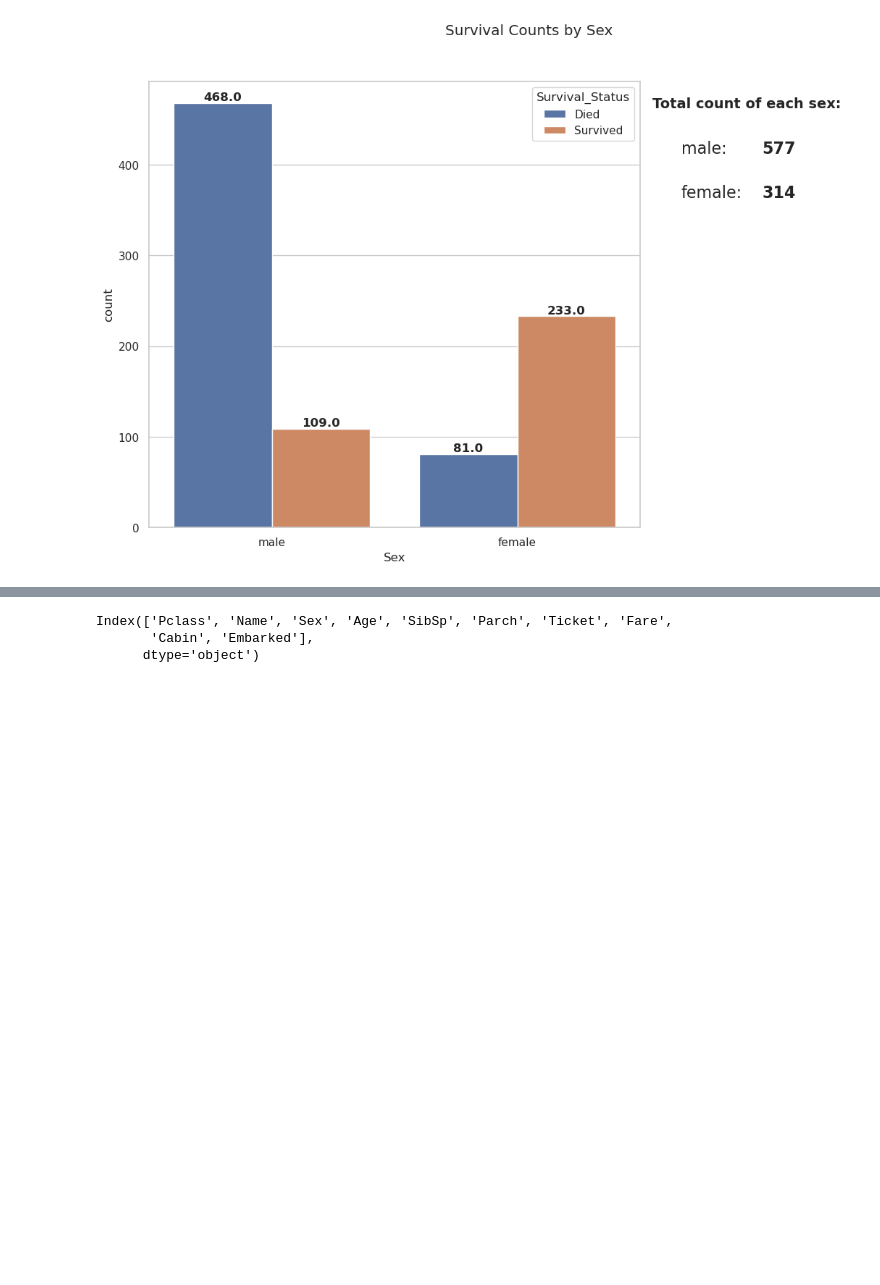
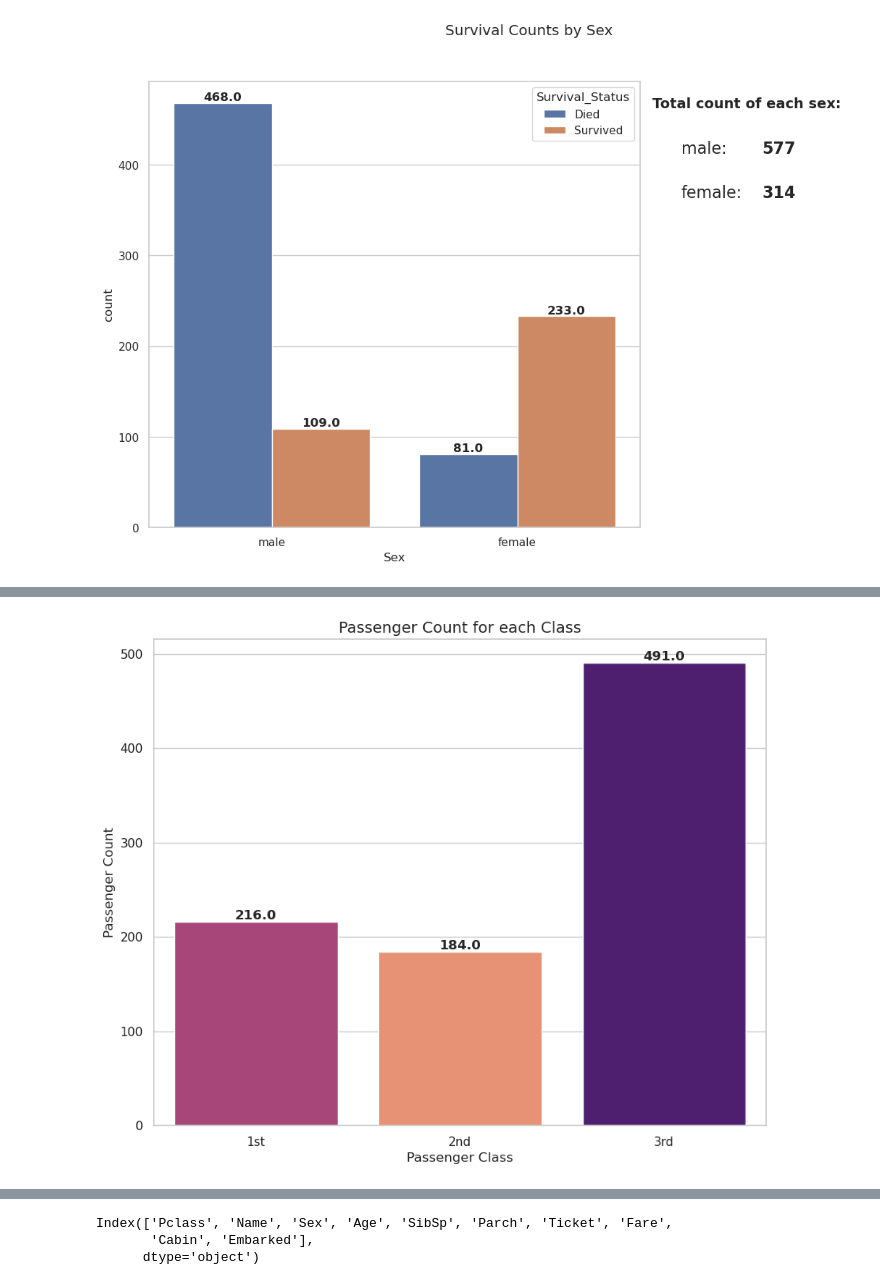
Before and after one commit to JonasLilletevedt/titanic-survival-prediction, a Jupyter notebook: notebooks/00_initial_data_exploration.ipynb, the cells around one changed output, grey strips where cells are left out. Saved outputs shown, nothing was run; the diff lists cells and outputs as text; code cells hidden in the pictures; blank space fills up the shorter version.

```diff
--- a/notebooks/00_initial_data_exploration.ipynb
+++ b/notebooks/00_initial_data_exploration.ipynb
@@ -560,0 +570,34 @@ plt.show()
+# %%
+# Create a temporary copy for plotting
+df_correct_class_names = df_train.copy()
+
+# Map the 0 and 1 values to descriptive strings
+df_correct_class_names['Passenger_Class'] = df_correct_class_names['Pclass'].map({1: '1st', 2: '2nd', 3: '3rd'})
+
+# Create base figure
+fig = plt.figure(figsize=(10, 8))
+
+# Create both plots
+ax = sns.countplot(
+    data=df_correct_class_names,
+    x='Passenger_Class',
+    hue='Passenger_Class',
+    order=['1st', '2nd', '3rd'],
+    palette='magma',
+    legend=False
+)
+
+# Add counts to on top of bars on the count plot
+for p in ax.patches:
+    if p.get_height() > 0:
+        count = f'{p.get_height()}'
+        x = p.get_x() + p.get_width()  / 2
+        y = p.get_height()
+        ax.annotate(text=count, xy=(x, y), ha='center', va='bottom', fontsize=12, fontweight='bold')
+
+plt.ylabel('Passenger Count')
+plt.xlabel('Passenger Class')
+plt.title('Passenger Count for each Class', fontsize=14)
+plt.show()
+# %% [output]
+[figure, added]
```
Also changed, not shown: parts of 24 cells of this notebook.
